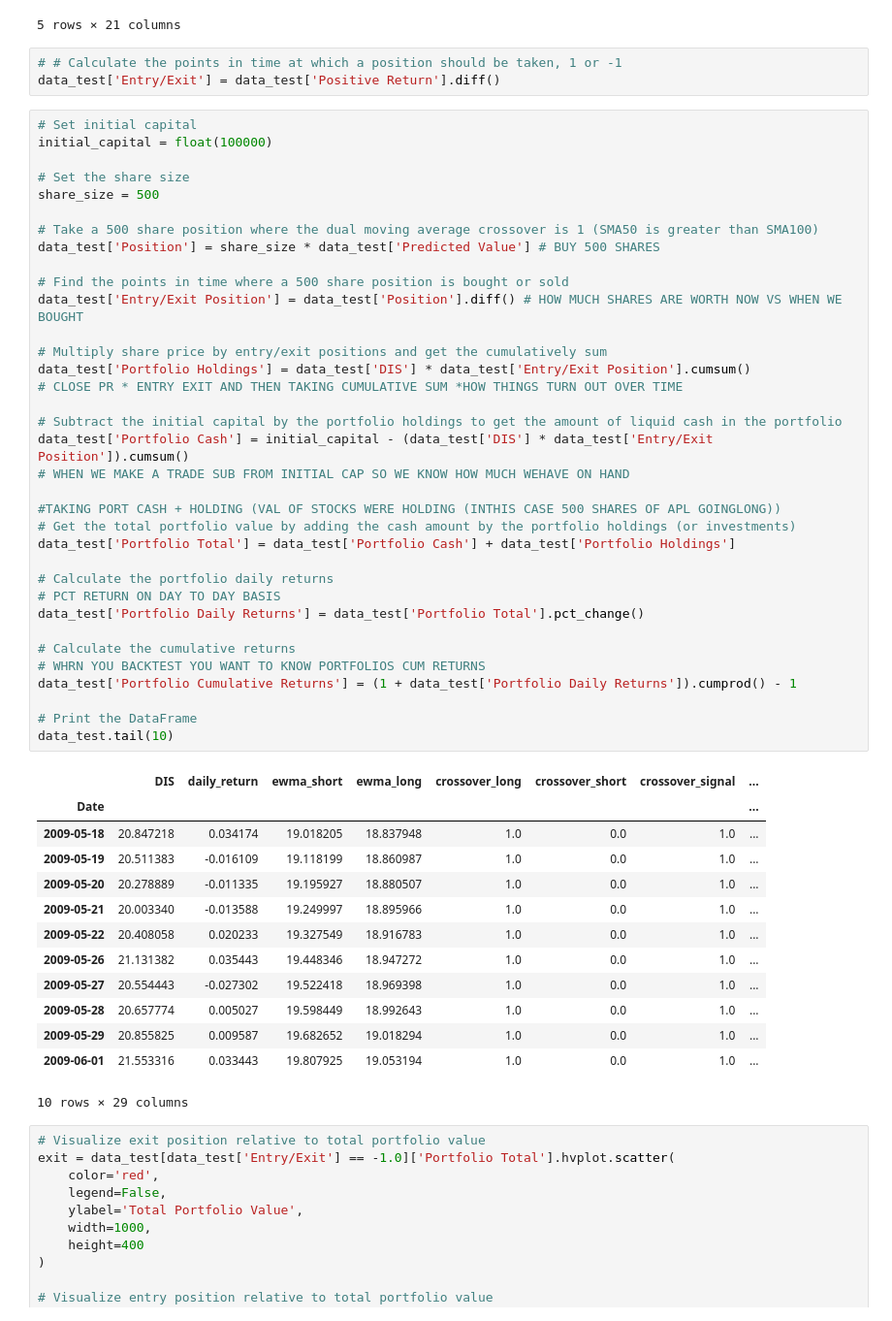
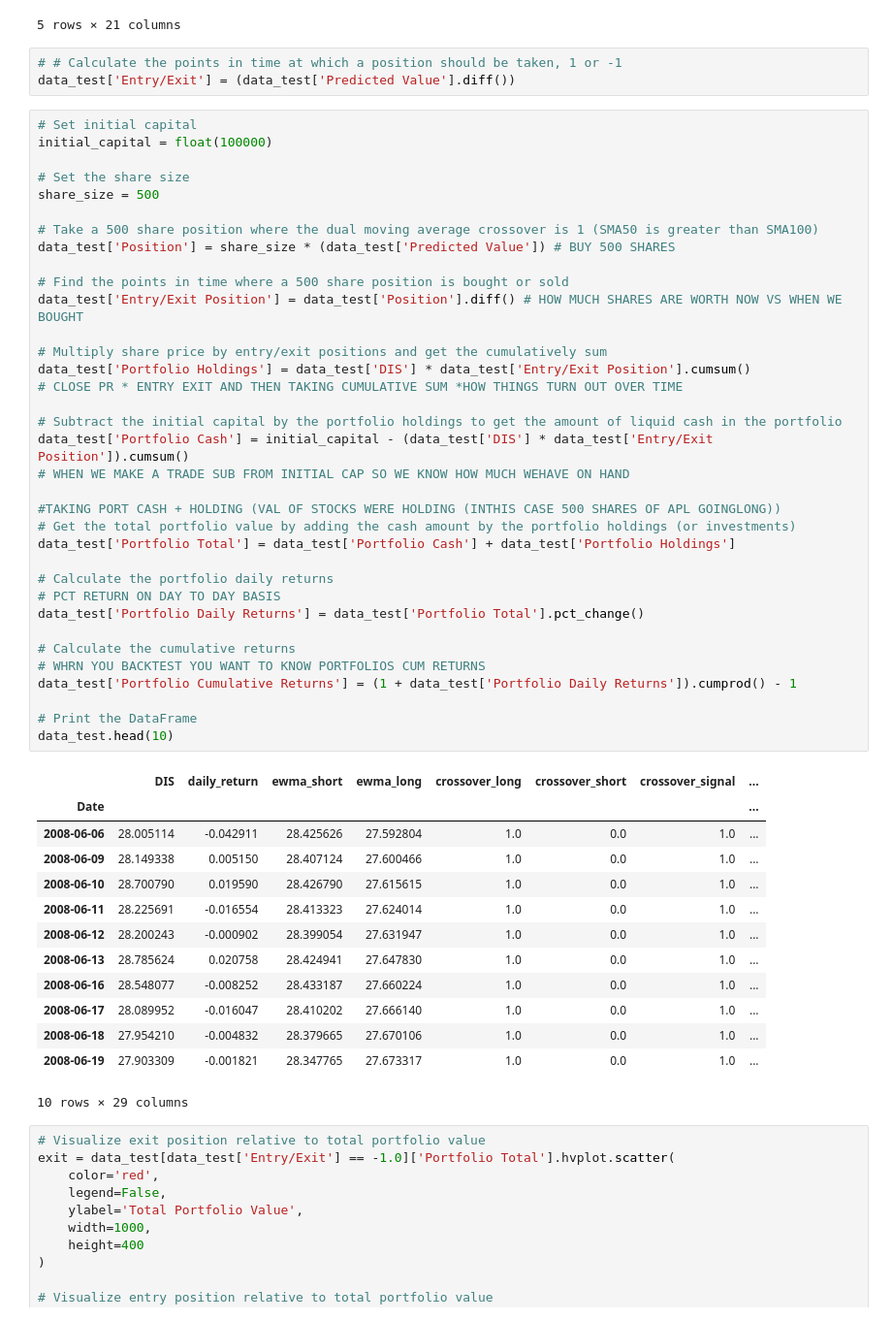
Before and after one commit to crcrawfo1/Recession_Proof_Algo_Trading, a Jupyter notebook: notebooks/TradingSignal.ipynb, the cells around one changed output. Shown at 97% size. Saved outputs shown, nothing was run; the diff lists cells and outputs as text.

```diff
--- a/notebooks/TradingSignal.ipynb
+++ b/notebooks/TradingSignal.ipynb
@@ -220,7 +220,7 @@ data_test.head()
 5 rows × 21 columns
 # %%
 # # Calculate the points in time at which a position should be taken, 1 or -1
-data_test['Entry/Exit'] = data_test['Positive Return'].diff()
+data_test['Entry/Exit'] = (data_test['Predicted Value'].diff())
 # %%
 # Set initial capital
 initial_capital = float(100000)
@@ -229,46 +229,46 @@ initial_capital = float(100000)
 share_size = 500
 
 # Take a 500 share position where the dual moving average crossover is 1 (SMA50 is greater than SMA100)
-data_test['Position'] = share_size * data_test['Predicted Value'] # BUY 500 SHARES
+data_test['Position'] = share_size * (data_test['Predicted Value']) # BUY 500 SHARES
 
 # Find the points in time where a 500 share position is bought or sold
 data_test['Entry/Exit Position'] = data_test['Position'].diff() # HOW MUCH SHARES ARE WORTH NOW VS WHEN WE BOUGHT
 
 # Multiply share price by entry/exit positions and get the cumulatively sum
 data_test['Portfolio Holdings'] = data_test['DIS'] * data_test['Entry/Exit Position'].cumsum()
 # CLOSE PR * ENTRY EXIT AND THEN TAKING CUMULATIVE SUM *HOW THINGS TURN OUT OVER TIME
 
 # Subtract the initial capital by the portfolio holdings to get the amount of liquid cash in the portfolio
 data_test['Portfolio Cash'] = initial_capital - (data_test['DIS'] * data_test['Entry/Exit Position']).cumsum()
 # WHEN WE MAKE A TRADE SUB FROM INITIAL CAP SO WE KNOW HOW MUCH WEHAVE ON HAND
 
 #TAKING PORT CASH + HOLDING (VAL OF STOCKS WERE HOLDING (INTHIS CASE 500 SHARES OF APL GOINGLONG))
 # Get the total portfolio value by adding the cash amount by the portfolio holdings (or investments)
 data_test['Portfolio Total'] = data_test['Portfolio Cash'] + data_test['Portfolio Holdings']
 
 # Calculate the portfolio daily returns
 # PCT RETURN ON DAY TO DAY BASIS
 data_test['Portfolio Daily Returns'] = data_test['Portfolio Total'].pct_change()
 
 # Calculate the cumulative returns
 # WHRN YOU BACKTEST YOU WANT TO KNOW PORTFOLIOS CUM RETURNS
 data_test['Portfolio Cumulative Returns'] = (1 + data_test['Portfolio Daily Returns']).cumprod() - 1
 
 # Print the DataFrame
-data_test.tail(10)
+data_test.head(10)
 # %% [output]
 |  | DIS | daily_return | ewma_short | ewma_long | crossover_long | crossover_short | crossover_signal | ... |
 | Date |  |  |  |  |  |  |  | ... |
-| 2009-05-18 | 20.847218 | 0.034174 | 19.018205 | 18.837948 | 1.0 | 0.0 | 1.0 | ... |
-| 2009-05-19 | 20.511383 | -0.016109 | 19.118199 | 18.860987 | 1.0 | 0.0 | 1.0 | ... |
-| 2009-05-20 | 20.278889 | -0.011335 | 19.195927 | 18.880507 | 1.0 | 0.0 | 1.0 | ... |
-| 2009-05-21 | 20.003340 | -0.013588 | 19.249997 | 18.895966 | 1.0 | 0.0 | 1.0 | ... |
-| 2009-05-22 | 20.408058 | 0.020233 | 19.327549 | 18.916783 | 1.0 | 0.0 | 1.0 | ... |
-| 2009-05-26 | 21.131382 | 0.035443 | 19.448346 | 18.947272 | 1.0 | 0.0 | 1.0 | ... |
-| 2009-05-27 | 20.554443 | -0.027302 | 19.522418 | 18.969398 | 1.0 | 0.0 | 1.0 | ... |
-| 2009-05-28 | 20.657774 | 0.005027 | 19.598449 | 18.992643 | 1.0 | 0.0 | 1.0 | ... |
-| 2009-05-29 | 20.855825 | 0.009587 | 19.682652 | 19.018294 | 1.0 | 0.0 | 1.0 | ... |
-| 2009-06-01 | 21.553316 | 0.033443 | 19.807925 | 19.053194 | 1.0 | 0.0 | 1.0 | ... |
+| 2008-06-06 | 28.005114 | -0.042911 | 28.425626 | 27.592804 | 1.0 | 0.0 | 1.0 | ... |
+| 2008-06-09 | 28.149338 | 0.005150 | 28.407124 | 27.600466 | 1.0 | 0.0 | 1.0 | ... |
+| 2008-06-10 | 28.700790 | 0.019590 | 28.426790 | 27.615615 | 1.0 | 0.0 | 1.0 | ... |
+| 2008-06-11 | 28.225691 | -0.016554 | 28.413323 | 27.624014 | 1.0 | 0.0 | 1.0 | ... |
+| 2008-06-12 | 28.200243 | -0.000902 | 28.399054 | 27.631947 | 1.0 | 0.0 | 1.0 | ... |
+| 2008-06-13 | 28.785624 | 0.020758 | 28.424941 | 27.647830 | 1.0 | 0.0 | 1.0 | ... |
+| 2008-06-16 | 28.548077 | -0.008252 | 28.433187 | 27.660224 | 1.0 | 0.0 | 1.0 | ... |
+| 2008-06-17 | 28.089952 | -0.016047 | 28.410202 | 27.666140 | 1.0 | 0.0 | 1.0 | ... |
+| 2008-06-18 | 27.954210 | -0.004832 | 28.379665 | 27.670106 | 1.0 | 0.0 | 1.0 | ... |
+| 2008-06-19 | 27.903309 | -0.001821 | 28.347765 | 27.673317 | 1.0 | 0.0 | 1.0 | ... |
 10 rows × 29 columns
 # %%
 # Visualize exit position relative to total portfolio value
```
Also changed, not shown: parts of 2 cells of this notebook.
